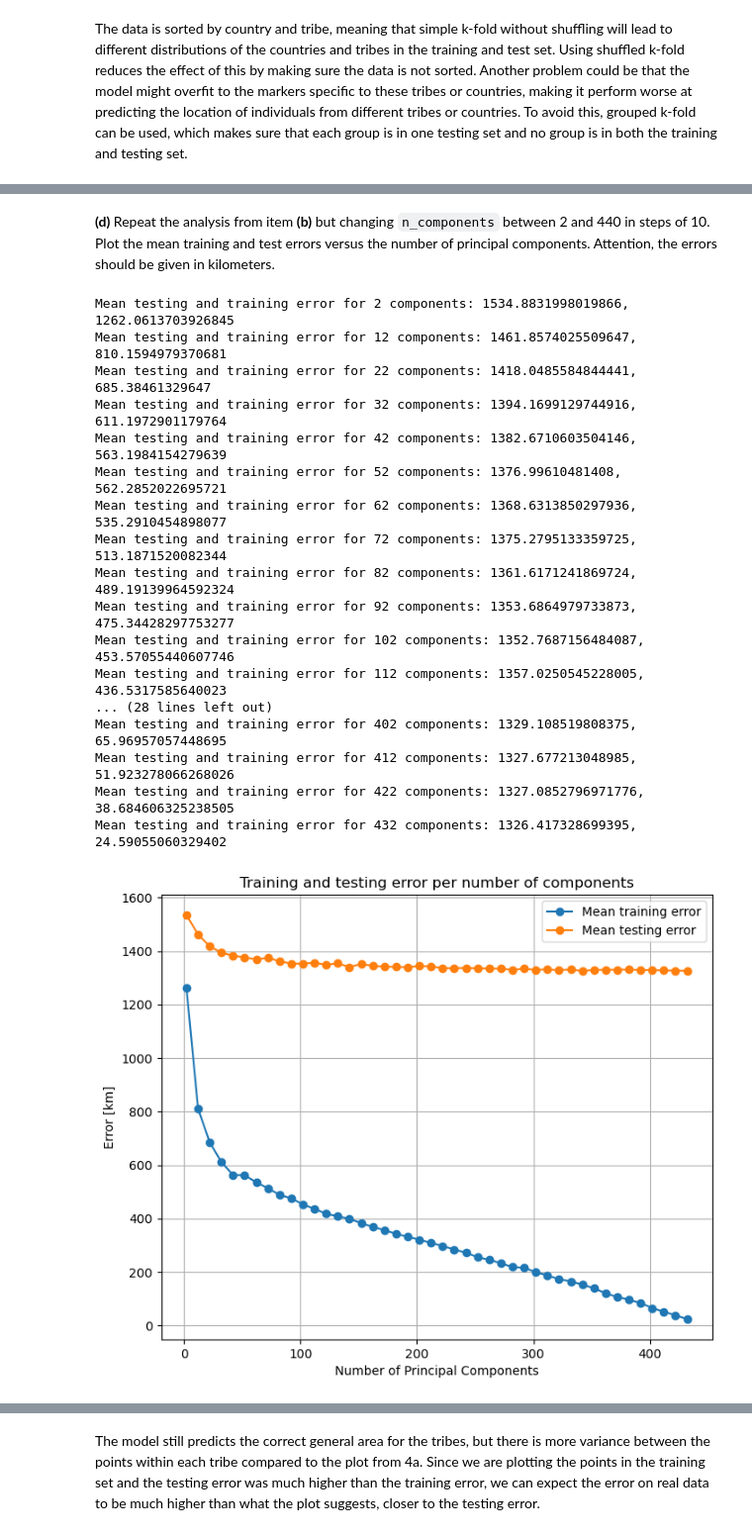
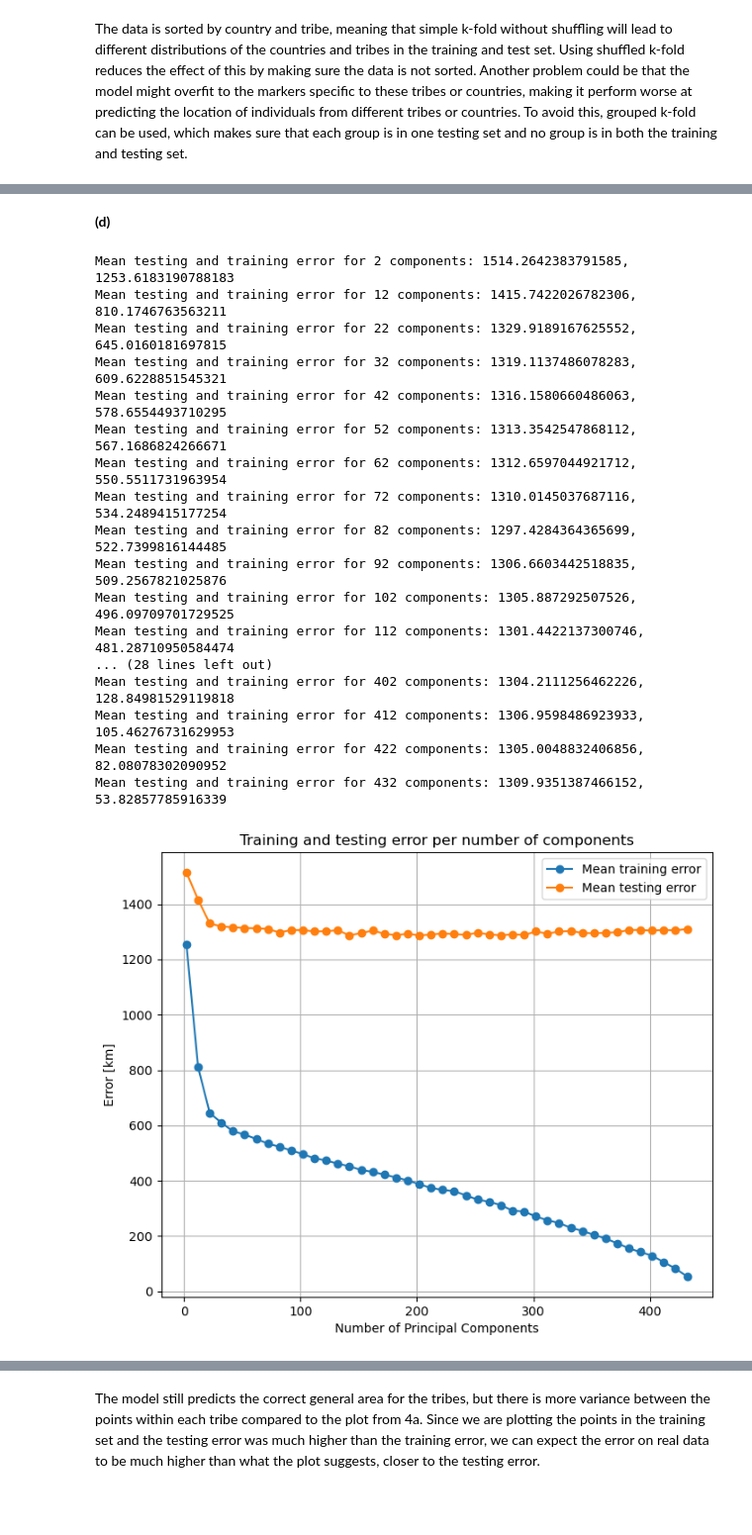
Before and after one commit to felixwl/isla, a Jupyter notebook: tp2/TP2.ipynb, the cells around one changed output, grey strips where cells are left out. Shown at 99% size. Saved outputs shown, nothing was run; the diff lists cells and outputs as text; code cells hidden in the pictures; blank space fills up the shorter version.

```diff
--- a/tp2/TP2.ipynb
+++ b/tp2/TP2.ipynb
@@ -295,11 +198,10 @@ from sklearn.pipeline import make_pipeline
 
 y = df[['long', 'lat']].values
 
-scaler = StandardScaler()
 pca = PCA(n_components=250)
 regression = LinearRegression()
 
-pipeline = make_pipeline(scaler, pca, regression)
+pipeline = make_pipeline(pca, regression)
 pipeline.fit(X, y)
 predictions = pipeline.predict(X)
 
@@ -360,22 +256,9 @@ kf = KFold(n_splits=10, shuffle=True)
 gkf = GroupKFold(n_splits=10, shuffle=True)
 groups = groups = gdf['Pop'].values
 
-scaler = StandardScaler()
 pca = PCA(n_components=4)
 regression = LinearRegression()
-pipeline = make_pipeline(scaler, pca, regression)
-
-errors = []
-
-for i, (train, test) in enumerate(kf.split(X, y)):
-    X_train, X_test, y_train, y_test = X[train], X[test], y[train], y[test]
-    pipeline.fit(X_train, y_train)
-    predictions = pipeline.predict(X_test)
-    error = haversine_distances(np.radians(y_test), np.radians(predictions)).diagonal().mean()*6371
-    errors.append(error)
-    print(f"Error for split {i}: {error:.5f} km")
-
-print(f"Mean error for all splits: {sum(errors)/len(errors):.5f} km\n")
+pipeline = make_pipeline(pca, regression)
 
 errors = []
 
@@ -410,5 +287,5 @@ Mean error for all splits: 1459.46523 km
 # %% [markdown]
-**(d)** Repeat the analysis from item **(b)** but changing `n_components` between 2 and 440 in steps of 10. Plot the mean training and test errors versus the number of principal components. Attention, the errors should be given in kilometers.
+**(d)**
 # %%
 n_components_values = range(2, 441, 10)
 mean_training_errors = []
@@ -419,10 +296,9 @@ gkf = GroupKFold(n_splits=10)
 
 
 for n in n_components_values:
-    scaler = StandardScaler()
     pca = PCA(n_components=n)
     regression = LinearRegression()
-    pipeline = make_pipeline(scaler, pca, regression)
+    pipeline = make_pipeline(pca, regression)
 
     training_errors = []
     testing_errors = []
@@ -431,48 +307,48 @@ for n in n_components_values:
         X_train, X_test, y_train, y_test = X[train], X[test], y[train], y[test]
         pipeline.fit(X_train, y_train)
         test_predictions = pipeline.predict(X_test)
         training_predictions = pipeline.predict(X_train)
         training_error = haversine_distances(np.radians(y_train), np.radians(training_predictions)).diagonal().mean()*6371
         testing_error = haversine_distances(np.radians(y_test), np.radians(test_predictions)).diagonal().mean()*6371
         training_errors.append(training_error)
         testing_errors.append(testing_error)
 
 
 
     mean_testing_error = np.mean(testing_errors)
     mean_training_error = np.mean(training_errors)
     print(f"Mean testing and training error for {n} components: {mean_testing_error}, {mean_training_error}")
 
     mean_testing_errors.append(mean_testing_error)
     mean_training_errors.append(mean_training_error)
 
 
 plt.figure(figsize=(8.0, 6.5))
 plt.plot(n_components_values, mean_training_errors, marker='o', label="Mean training error")
 plt.plot(n_components_values, mean_testing_errors, marker='o', label="Mean testing error")
 plt.xlabel('Number of Principal Components')
 plt.ylabel('Error [km]')
 plt.title('Training and testing error per number of components')
 plt.grid()
 plt.legend()
 plt.show()
 # %% [output]
-Mean testing and training error for 2 components: 1534.8831998019866, 1262.0613703926845
-Mean testing and training error for 12 components: 1461.8574025509647, 810.1594979370681
-Mean testing and training error for 22 components: 1418.0485584844441, 685.38461329647
-Mean testing and training error for 32 components: 1394.1699129744916, 611.1972901179764
-Mean testing and training error for 42 components: 1382.6710603504146, 563.1984154279639
-Mean testing and training error for 52 components: 1376.99610481408, 562.2852022695721
-Mean testing and training error for 62 components: 1368.6313850297936, 535.2910454898077
-Mean testing and training error for 72 components: 1375.2795133359725, 513.1871520082344
-Mean testing and training error for 82 components: 1361.6171241869724, 489.19139964592324
-Mean testing and training error for 92 components: 1353.6864979733873, 475.34428297753277
-Mean testing and training error for 102 components: 1352.7687156484087, 453.57055440607746
-Mean testing and training error for 112 components: 1357.0250545228005, 436.5317585640023
+Mean testing and training error for 2 components: 1514.2642383791585, 1253.6183190788183
+Mean testing and training error for 12 components: 1415.7422026782306, 810.1746763563211
+Mean testing and training error for 22 components: 1329.9189167625552, 645.0160181697815
+Mean testing and training error for 32 components: 1319.1137486078283, 609.6228851545321
+Mean testing and training error for 42 components: 1316.1580660486063, 578.6554493710295
+Mean testing and training error for 52 components: 1313.3542547868112, 567.1686824266671
+Mean testing and training error for 62 components: 1312.6597044921712, 550.5511731963954
+Mean testing and training error for 72 components: 1310.0145037687116, 534.2489415177254
+Mean testing and training error for 82 components: 1297.4284364365699, 522.7399816144485
+Mean testing and training error for 92 components: 1306.6603442518835, 509.2567821025876
+Mean testing and training error for 102 components: 1305.887292507526, 496.09709701729525
+Mean testing and training error for 112 components: 1301.4422137300746, 481.28710950584474
 ... (28 lines left out)
-Mean testing and training error for 402 components: 1329.108519808375, 65.96957057448695
-Mean testing and training error for 412 components: 1327.677213048985, 51.923278066268026
-Mean testing and training error for 422 components: 1327.0852796971776, 38.684606325238505
-Mean testing and training error for 432 components: 1326.417328699395, 24.59055060329402
+Mean testing and training error for 402 components: 1304.2111256462226, 128.84981529119818
+Mean testing and training error for 412 components: 1306.9598486923933, 105.46276731629953
+Mean testing and training error for 422 components: 1305.0048832406856, 82.08078302090952
+Mean testing and training error for 432 components: 1309.9351387466152, 53.82857785916339
-[figure, old version]
+[figure, new version]
 # %% [markdown]
```
Also changed, not shown: parts of 27 cells of this notebook.
